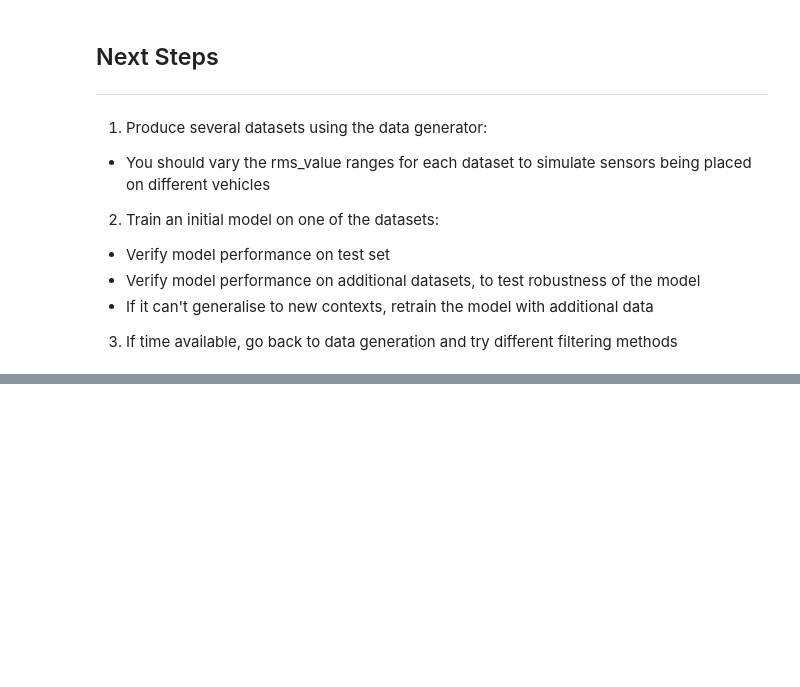
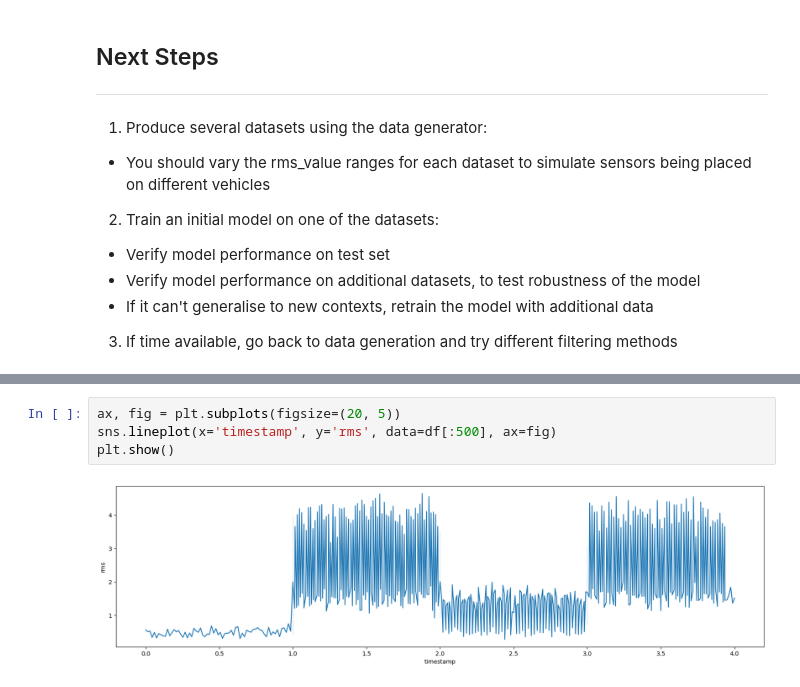
Before and after one commit to Danielwoodh/Time-Series-Data-Generation, a Jupyter notebook: EDA - 0.0.ipynb, the cells around one changed output, grey strips where cells are left out. Drawn from its saved outputs; the diff is of its cells as text; blank space fills up the shorter version.

```diff
--- a/EDA - 0.0.ipynb
+++ b/EDA - 0.0.ipynb
@@ -142,0 +203,6 @@ for i in range(11, 21):
+# %%
+ax, fig = plt.subplots(figsize=(20, 5))
+sns.lineplot(x='timestamp', y='rms', data=df[:500], ax=fig)
+plt.show()
+# %% [output]
+[figure, added]
```
Also changed, not shown: parts of 1 cell of this notebook.
